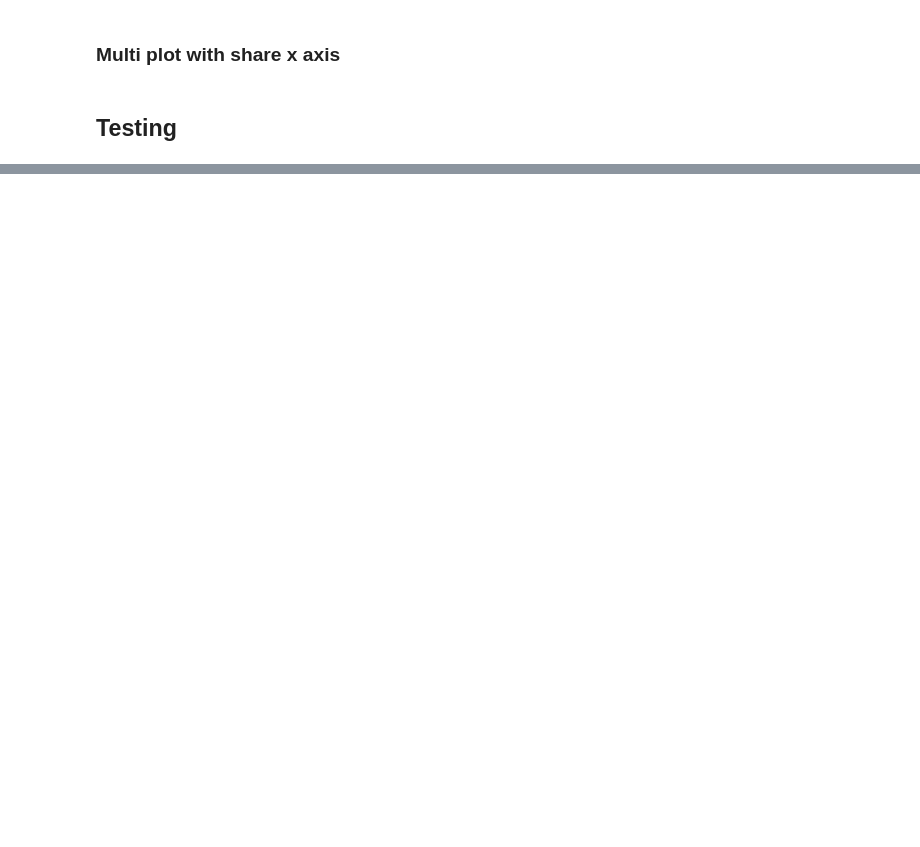
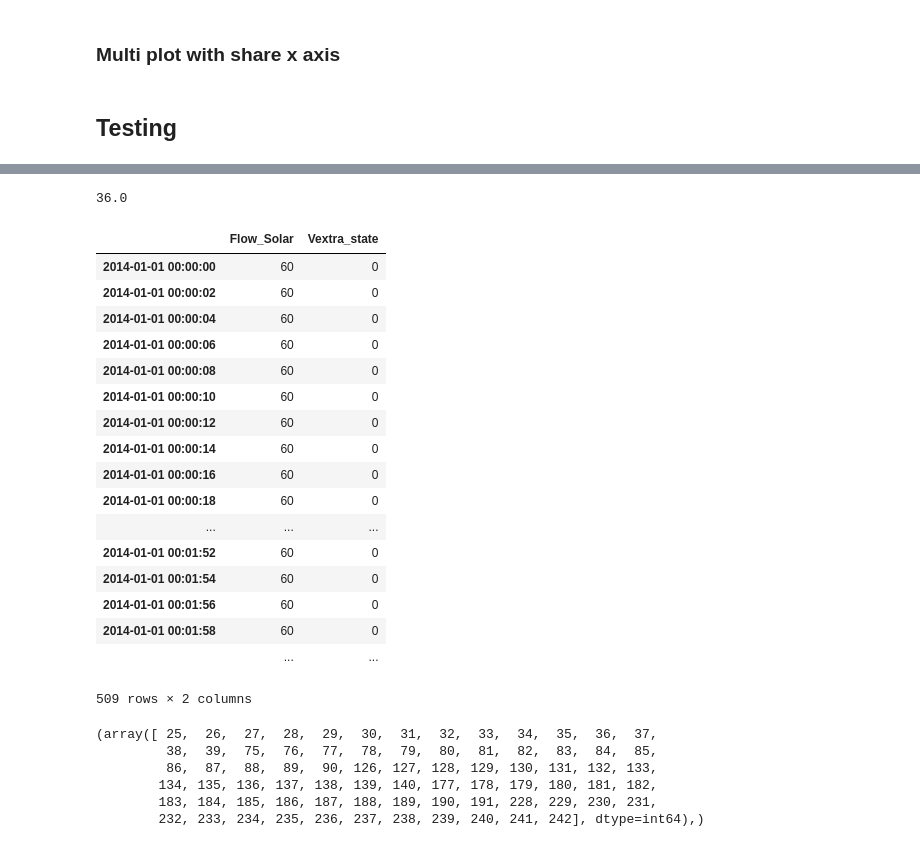
Before and after one commit to Pampipampupampa/Cours-Python, a Jupyter notebook: Work/Notebooks/csv_Reader.ipynb, the cells around one changed output, grey strips where cells are left out. Saved outputs shown, nothing was run; the diff lists cells and outputs as text; code cells hidden in the pictures; blank space fills up the shorter version.

```diff
--- a/Work/Notebooks/csv_Reader.ipynb
+++ b/Work/Notebooks/csv_Reader.ipynb
@@ -587,0 +495,43 @@ array([ 735234.00208333,  735234.00555556,  735234.00902778])
+# %%
+# Flow Solar value at first occurence of 1 in Vextra_state
+pump_algo["Flow_Solar"][pump_algo.index[np.where(pump_algo['Vextra_state']>1)[0][0]]]
+# %% [output]
+36.0
+# %%
+# Multiple columns
+pump_algo[['Flow_Solar', 'Vextra_state']]
+# %% [output]
+|  | Flow_Solar | Vextra_state |
+| 2014-01-01 00:00:00 | 60 | 0 |
+| 2014-01-01 00:00:02 | 60 | 0 |
+| 2014-01-01 00:00:04 | 60 | 0 |
+| 2014-01-01 00:00:06 | 60 | 0 |
+| 2014-01-01 00:00:08 | 60 | 0 |
+| 2014-01-01 00:00:10 | 60 | 0 |
+| 2014-01-01 00:00:12 | 60 | 0 |
+| 2014-01-01 00:00:14 | 60 | 0 |
+| 2014-01-01 00:00:16 | 60 | 0 |
+| 2014-01-01 00:00:18 | 60 | 0 |
+| ... | ... | ... |
+| 2014-01-01 00:01:52 | 60 | 0 |
+| 2014-01-01 00:01:54 | 60 | 0 |
+| 2014-01-01 00:01:56 | 60 | 0 |
+| 2014-01-01 00:01:58 | 60 | 0 |
+|  | ... | ... |
+509 rows × 2 columns
+# %%
+# Get array list of pump_algo['Flow_S5_out'] when condition True
+np.where(pump_algo['Flow_S5_out']==45/2)
+# Get first pump_algo['Flow_S5_out'] dataframe when condition True
+# pump_algo.ix[pump_algo['Flow_S5_out']==45/2, :"Flow_Solar"][:1]
+# Get second timestamp when condition True (can bused as x axis position)
+# pump_algo.index[np.where(pump_algo['Flow_S5_out']==45/2)[0][1]]
+# Get first pump_algo['Flow_S5_out'] dataframe index when condition True
+# pump_algo.ix[pump_algo['Flow_S5_out']==45/2, :"Flow_Solar"].index[0]
+# %% [output]
+(array([ 25,  26,  27,  28,  29,  30,  31,  32,  33,  34,  35,  36,  37,
+         38,  39,  75,  76,  77,  78,  79,  80,  81,  82,  83,  84,  85,
+         86,  87,  88,  89,  90, 126, 127, 128, 129, 130, 131, 132, 133,
+        134, 135, 136, 137, 138, 139, 140, 177, 178, 179, 180, 181, 182,
+        183, 184, 185, 186, 187, 188, 189, 190, 191, 228, 229, 230, 231,
+        232, 233, 234, 235, 236, 237, 238, 239, 240, 241, 242], dtype=int64),)
```
Also changed, not shown: parts of 53 cells of this notebook, 1 other file.
